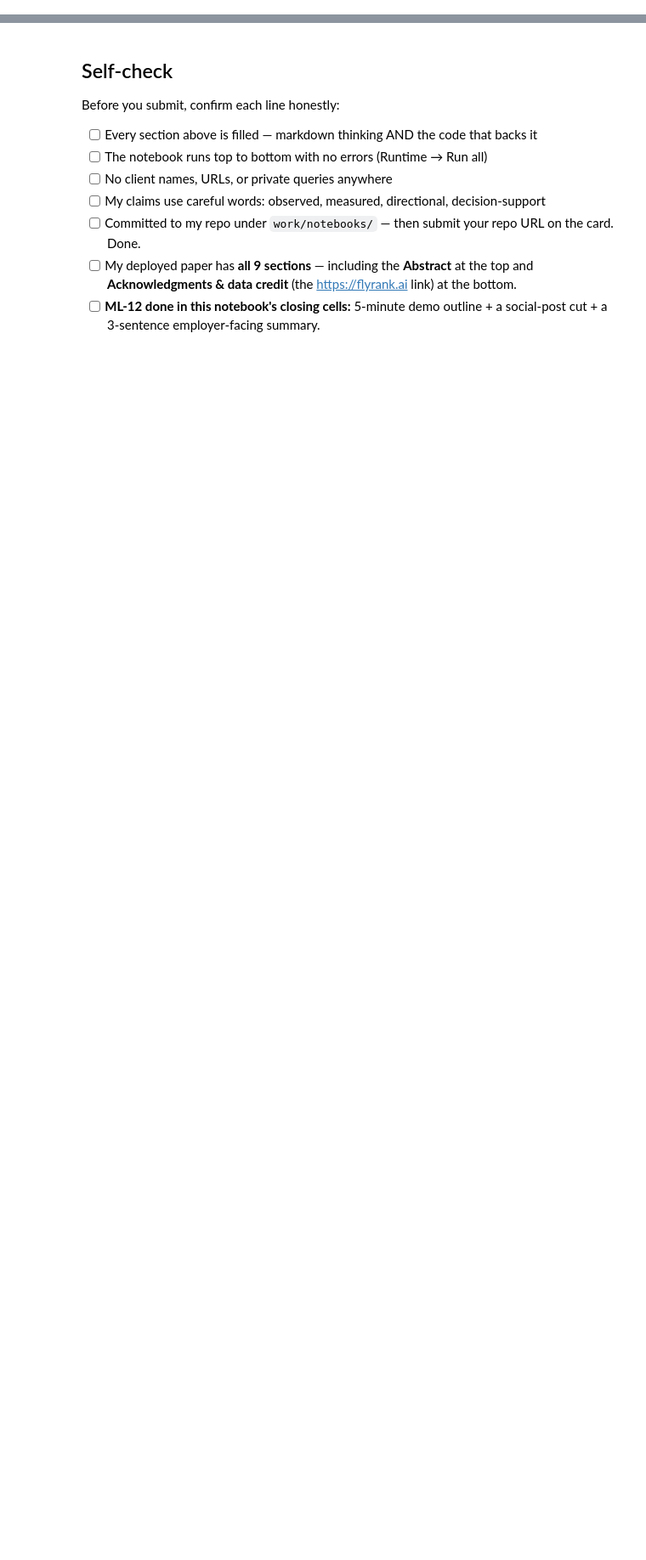
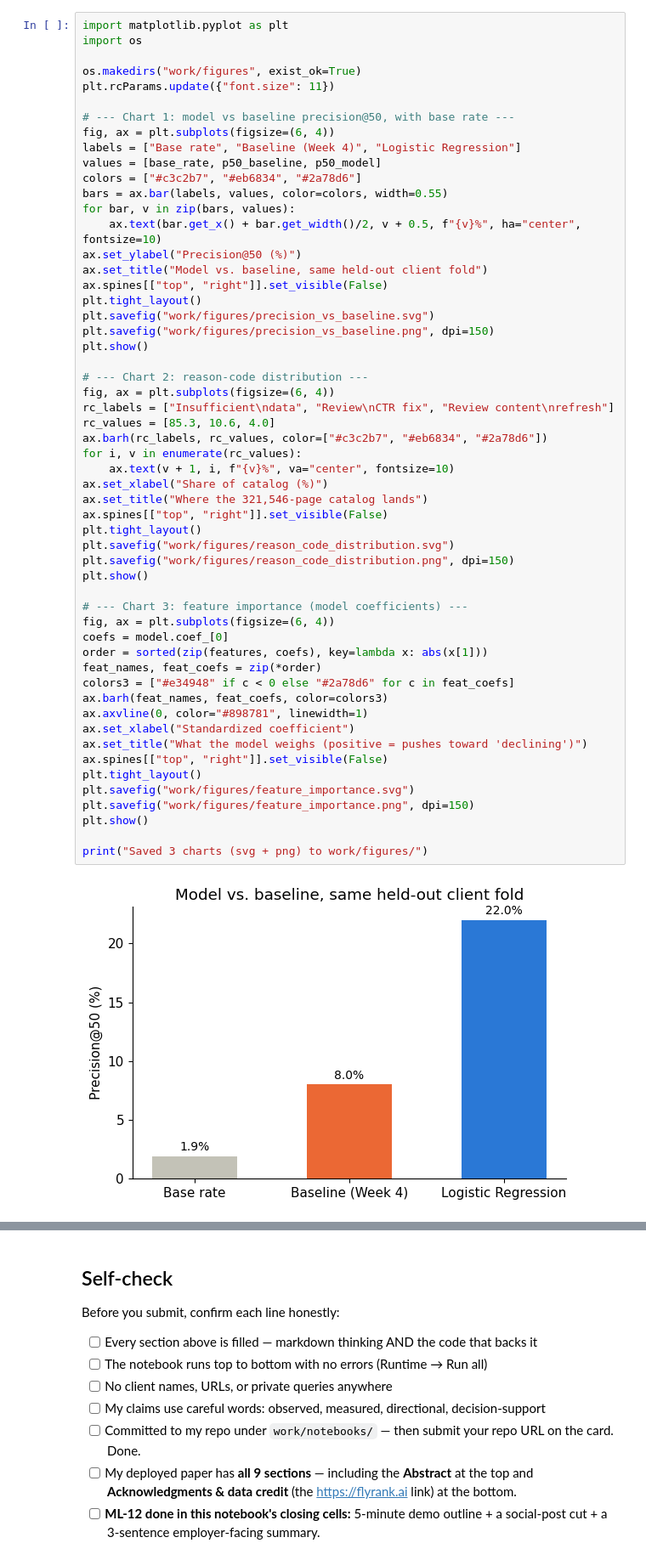
Before and after one commit to hawaekrami/week1, a Jupyter notebook: work/notebooks/capstone.ipynb, the cells around one changed output, grey strips where cells are left out. Shown at 85% size. Drawn from its saved outputs; the diff is of its cells as text; blank space fills up the shorter version.

```diff
--- a/work/notebooks/capstone.ipynb
+++ b/work/notebooks/capstone.ipynb
@@ -36,0 +402,57 @@ This skeleton is yours to fill. Work the sections **in order** — each one has
+# %%
+import matplotlib.pyplot as plt
+import os
+
+os.makedirs("work/figures", exist_ok=True)
+plt.rcParams.update({"font.size": 11})
+
+# --- Chart 1: model vs baseline precision@50, with base rate ---
+fig, ax = plt.subplots(figsize=(6, 4))
+labels = ["Base rate", "Baseline (Week 4)", "Logistic Regression"]
+values = [base_rate, p50_baseline, p50_model]
+colors = ["#c3c2b7", "#eb6834", "#2a78d6"]
+bars = ax.bar(labels, values, color=colors, width=0.55)
+for bar, v in zip(bars, values):
+    ax.text(bar.get_x() + bar.get_width()/2, v + 0.5, f"{v}%", ha="center", fontsize=10)
+ax.set_ylabel("Precision@50 (%)")
+ax.set_title("Model vs. baseline, same held-out client fold")
+ax.spines[["top", "right"]].set_visible(False)
+plt.tight_layout()
+plt.savefig("work/figures/precision_vs_baseline.svg")
+plt.savefig("work/figures/precision_vs_baseline.png", dpi=150)
+plt.show()
+
+# --- Chart 2: reason-code distribution ---
+fig, ax = plt.subplots(figsize=(6, 4))
+rc_labels = ["Insufficient\ndata", "Review\nCTR fix", "Review content\nrefresh"]
+rc_values = [85.3, 10.6, 4.0]
+ax.barh(rc_labels, rc_values, color=["#c3c2b7", "#eb6834", "#2a78d6"])
+for i, v in enumerate(rc_values):
+    ax.text(v + 1, i, f"{v}%", va="center", fontsize=10)
+ax.set_xlabel("Share of catalog (%)")
+ax.set_title("Where the 321,546-page catalog lands")
+ax.spines[["top", "right"]].set_visible(False)
+plt.tight_layout()
+plt.savefig("work/figures/reason_code_distribution.svg")
+plt.savefig("work/figures/reason_code_distribution.png", dpi=150)
+plt.show()
+
+# --- Chart 3: feature importance (model coefficients) ---
+fig, ax = plt.subplots(figsize=(6, 4))
+coefs = model.coef_[0]
+order = sorted(zip(features, coefs), key=lambda x: abs(x[1]))
+feat_names, feat_coefs = zip(*order)
+colors3 = ["#e34948" if c < 0 else "#2a78d6" for c in feat_coefs]
+ax.barh(feat_names, feat_coefs, color=colors3)
+ax.axvline(0, color="#898781", linewidth=1)
+ax.set_xlabel("Standardized coefficient")
+ax.set_title("What the model weighs (positive = pushes toward 'declining')")
+ax.spines[["top", "right"]].set_visible(False)
+plt.tight_layout()
+plt.savefig("work/figures/feature_importance.svg")
+plt.savefig("work/figures/feature_importance.png", dpi=150)
+plt.show()
+
+print("Saved 3 charts (svg + png) to work/figures/")
+# %% [output]
+[figure, added]
```
Also changed, not shown: parts of 20 cells of this notebook.
